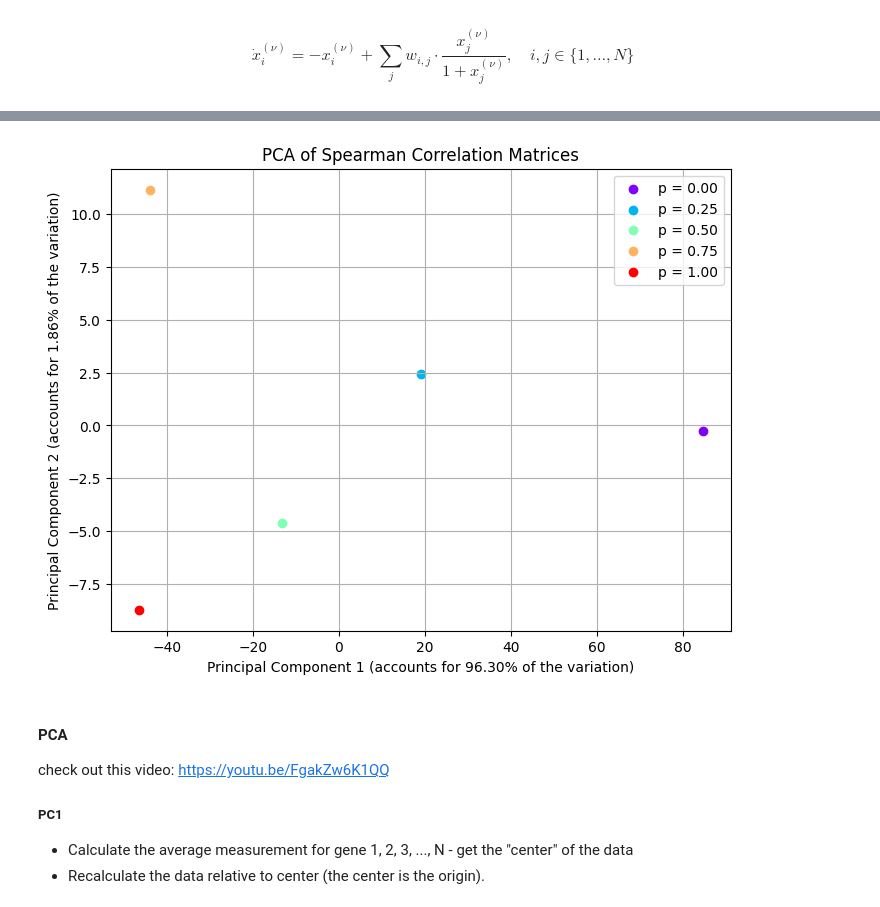
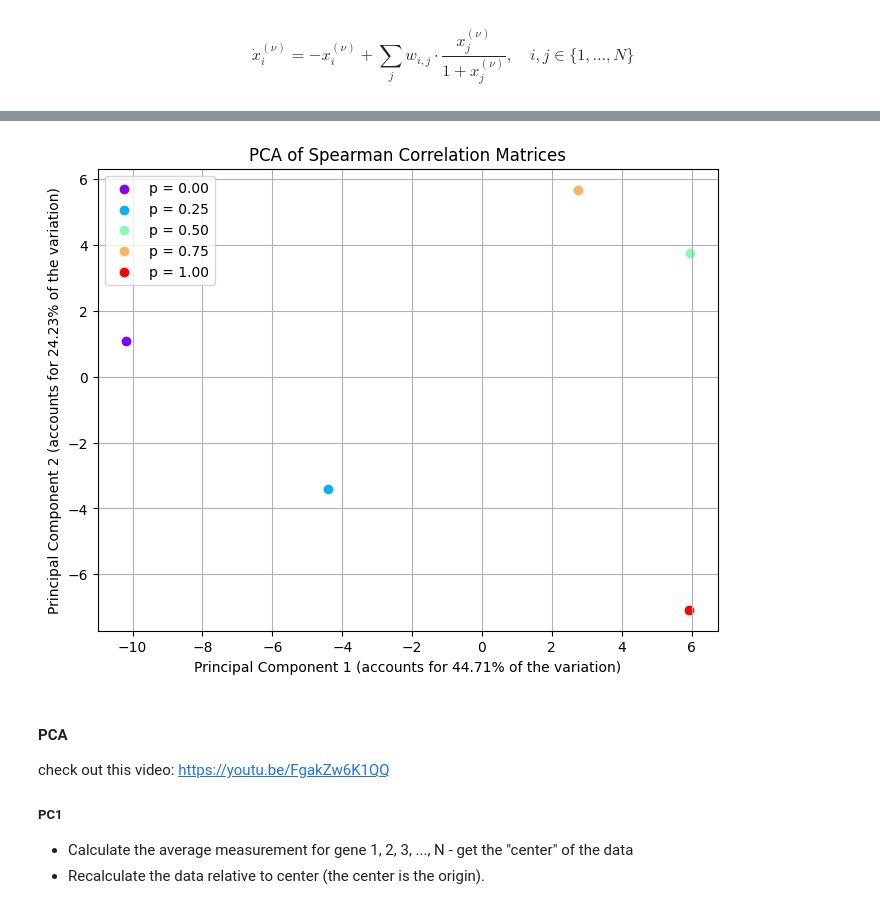
Before and after one commit to GalD101/GCL_Tool_BIU, a Jupyter notebook: Python/synthetic_data.ipynb, the cells around one changed output, grey strips where cells are left out. Cells and saved outputs as stored; diff of their text form; code cells hidden in the pictures.

```diff
--- a/Python/synthetic_data.ipynb
+++ b/Python/synthetic_data.ipynb
@@ -156 +112,16 @@ array([[0.40311123, 0.40310707, 0.40310728, ..., 0.40310909, 0.40310875,
+# %%
+steady_state = np.zeros((num_of_cohorts, N, num_of_cells))
+# steady_state[cohort index, gene index, cell index]
+
+for cohort_j in range(num_of_cohorts):
+    for cell_index in range(num_of_cells):
+        steady_state[cohort_j, :, cell_index] = results[cohort_j][cell_index][-1]  # Get the last row (final time) of the cell (the steady state)
+# %%
+# Change 5 random genes in each cell in each cohort to 0
+num_of_zero_genes = 5
+for cohort_index in range(num_of_cohorts):
+    for cell_index in range(num_of_cells):
+        for _ in range(num_of_zero_genes):
+            gene_index = random.randint(0, N - 1)
+            steady_state[cohort_index, gene_index, cell_index] = 0
 # %% [markdown]
@@ -158,2 +129,3 @@ array([[0.40311123, 0.40310707, 0.40310728, ..., 0.40310909, 0.40310875,
 # %%
-spearman_steady_state = [spearmanr(actual_steady_state[i])[0] for i in range(len(actual_steady_state))]
+negative_spearman_steady_state = [(1 - (spearmanr(steady_state[i])[0])) for i in range(num_of_cohorts)]
+# spearman_steady_state[cohort index, cell_i, cell_j]
@@ -202,20 +165,16 @@ plt.show()
 # %%
 # Use dimensionality reduction to reduce the spearman matrix by using PCA
-# TODO move all imports to the top
-from sklearn.decomposition import PCA
-from sklearn.preprocessing import StandardScaler
 
 # Prepare the data
-# spearman_steady_state is a list of Spearman correlation matrices (matrix for each cohort)
+# negative_spearman_steady_state is a list of Negative Spearman correlation matrices (matrix for each cohort)
 # Flatten the Spearman correlation matrices for PCA (e.g. [[1,2], [3,4]] --> [[1, 2, 3, 4]])
-# TODO: Make the spearman flattened when creating it (use the * syntax)
-flattened_spearman = [matrix.flatten() for matrix in spearman_steady_state]
+flattened_spearman = [matrix.flatten() for matrix in negative_spearman_steady_state]
 
 # Scale the data - this will take care of the normalization step I mentioned above
 scaler = StandardScaler()
 standardized_data = scaler.fit_transform(flattened_spearman)
 
-pca = PCA(n_components=2) # TODO: Try to do a 3d plot for fun
+pca = PCA(n_components=2)
 pca_result = pca.fit_transform(standardized_data)
 
 # [variance of PC1, variance of PC2]
@@ -234,22 +193,20 @@ PCA result:
 # %%
-# TODO move imports to the top
-import matplotlib.pyplot as plt
-import matplotlib.cm as cm
-
 # Plot the PCA results with different colors for each point
 plt.figure(figsize=(8, 6))
 colors = cm.rainbow(np.linspace(0, 1, len(p)))
-for i in range(len(p)):
+for i in range(num_of_cohorts):
     plt.scatter(pca_result[i, 0], pca_result[i, 1], color=colors[i], label=f'p = {p[i]:.2f}')
 
 plt.title('PCA of Spearman Correlation Matrices')
-plt.xlabel('Principal Component 1 (accounts for {:.2f}% of the variation)'.format(pca.explained_variance_ratio_[0] * 100))
-plt.ylabel('Principal Component 2 (accounts for {:.2f}% of the variation)'.format(pca.explained_variance_ratio_[1] * 100))
+plt.xlabel(
+    'Principal Component 1 (accounts for {:.2f}% of the variation)'.format(pca.explained_variance_ratio_[0] * 100))
+plt.ylabel(
+    'Principal Component 2 (accounts for {:.2f}% of the variation)'.format(pca.explained_variance_ratio_[1] * 100))
 plt.legend()
 plt.grid(True)
 plt.show()
 # %% [output]
-[figure, old version]
+[figure, new version]
 # %% [markdown]
 #### PCA
 check out this video: https://youtu.be/FgakZw6K1QQ
```
Also changed, not shown: parts of 24 cells of this notebook.
